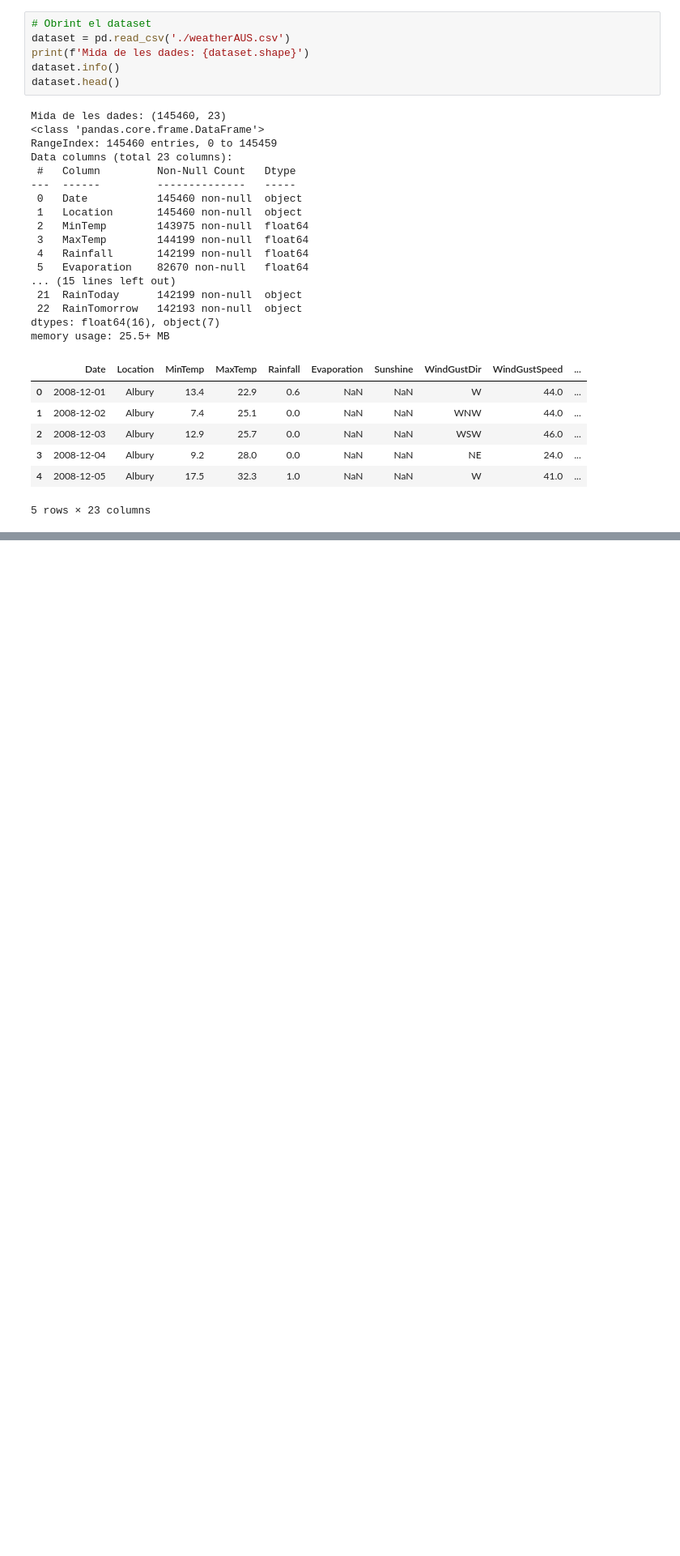
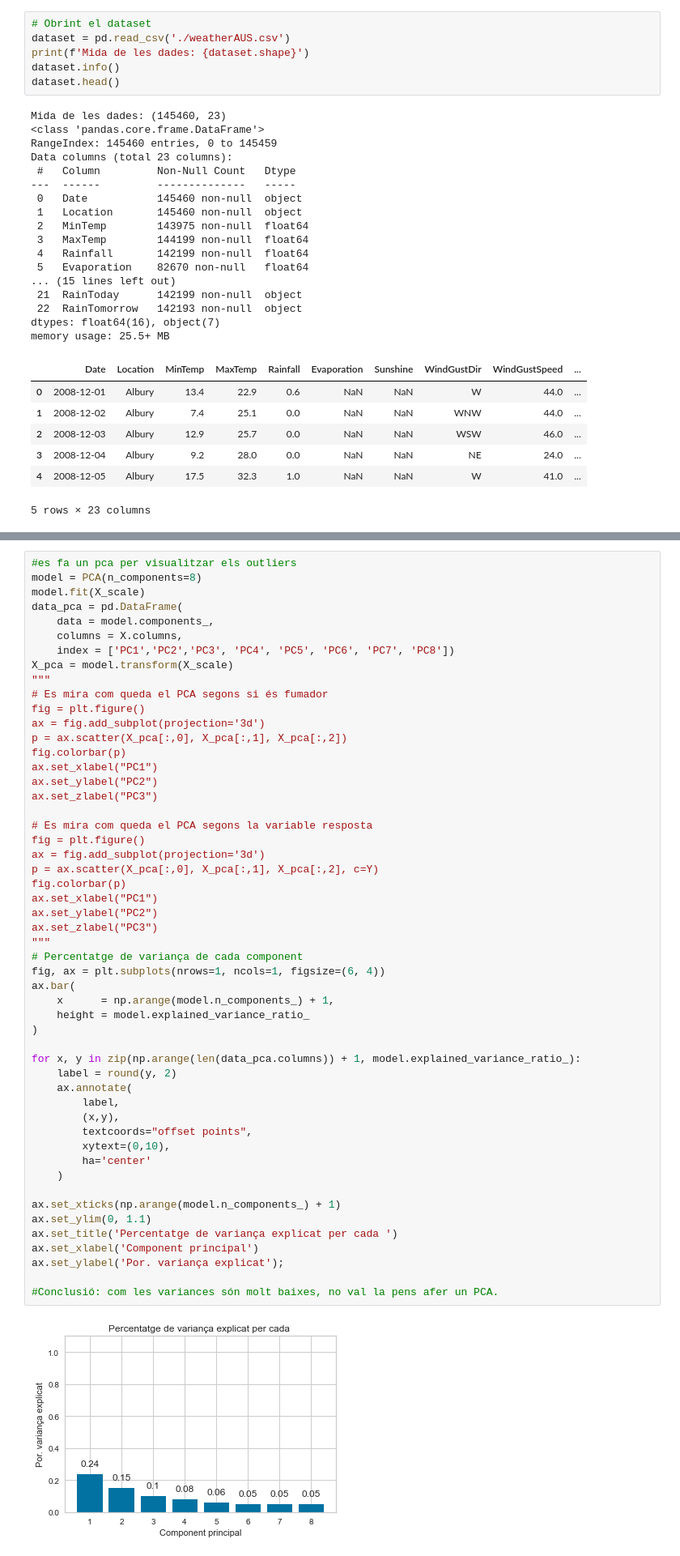
Before and after one commit to AlbaFernandezCor/Classification-wheatherAUS-dataset, a Jupyter notebook: practica2.ipynb, the cells around one changed output, grey strips where cells are left out. Shown at 81% size. Cells and saved outputs as stored; diff of their text form; blank space fills up the shorter version.

```diff
--- a/practica2.ipynb
+++ b/practica2.ipynb
@@ -159,0 +203,54 @@ ax = sns.heatmap(correlacio, annot=True, linewidths=.5, cmap = sns.diverging_pal
+# %%
+#es fa un pca per visualitzar els outliers
+model = PCA(n_components=8)
+model.fit(X_scale)
+data_pca = pd.DataFrame(
+    data = model.components_,
+    columns = X.columns,
+    index = ['PC1','PC2','PC3', 'PC4', 'PC5', 'PC6', 'PC7', 'PC8'])
+X_pca = model.transform(X_scale)
+"""
+# Es mira com queda el PCA segons si és fumador
+fig = plt.figure()
+ax = fig.add_subplot(projection='3d')
+p = ax.scatter(X_pca[:,0], X_pca[:,1], X_pca[:,2])
+fig.colorbar(p)
+ax.set_xlabel("PC1")
+ax.set_ylabel("PC2")
+ax.set_zlabel("PC3")
+
+# Es mira com queda el PCA segons la variable resposta
+fig = plt.figure()
+ax = fig.add_subplot(projection='3d')
+p = ax.scatter(X_pca[:,0], X_pca[:,1], X_pca[:,2], c=Y)
+fig.colorbar(p)
+ax.set_xlabel("PC1")
+ax.set_ylabel("PC2")
+ax.set_zlabel("PC3")
+"""
+# Percentatge de variança de cada component
+fig, ax = plt.subplots(nrows=1, ncols=1, figsize=(6, 4))
+ax.bar(
+    x      = np.arange(model.n_components_) + 1,
+    height = model.explained_variance_ratio_
+)
+
+for x, y in zip(np.arange(len(data_pca.columns)) + 1, model.explained_variance_ratio_):
+    label = round(y, 2)
+    ax.annotate(
+        label,
+        (x,y),
+        textcoords="offset points",
+        xytext=(0,10),
+        ha='center'
+    )
+
+ax.set_xticks(np.arange(model.n_components_) + 1)
+ax.set_ylim(0, 1.1)
+ax.set_title('Percentatge de variança explicat per cada ')
+ax.set_xlabel('Component principal')
+ax.set_ylabel('Por. variança explicat');
+
+#Conclusió: com les variances són molt baixes, no val la pens afer un PCA.
+# %% [output]
+[figure, added]
```
Also changed, not shown: parts of 16 cells of this notebook.
